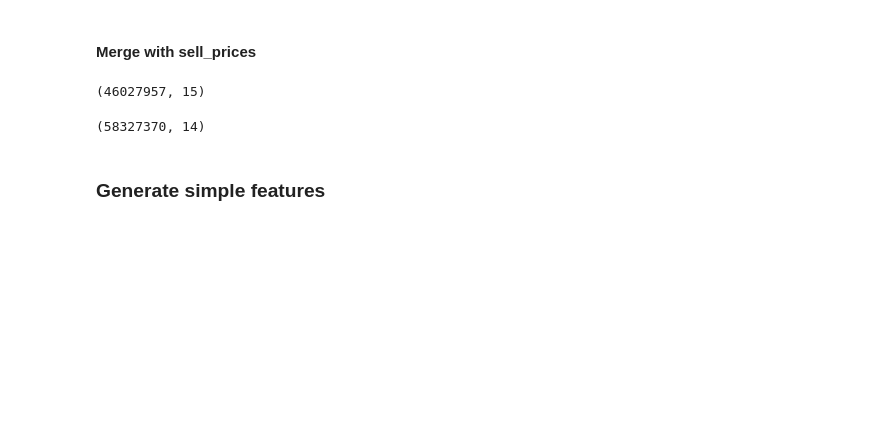
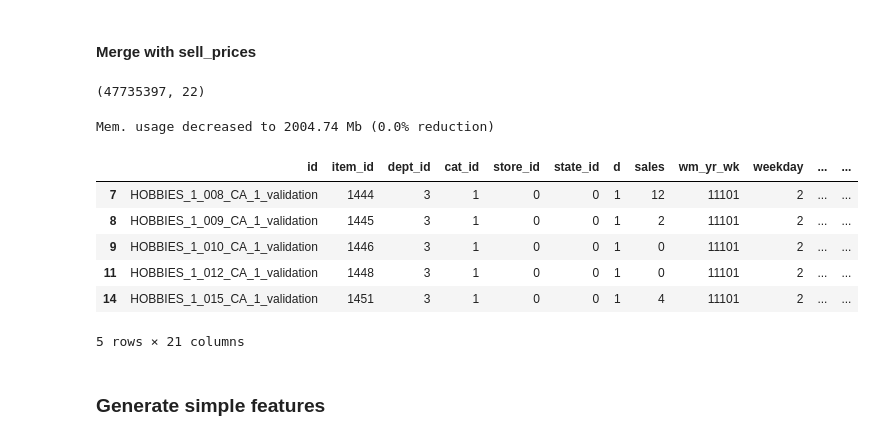
Before and after one commit to avneet14027/LSDA-CourseProject-29, a Jupyter notebook: Features.ipynb, the cells around one changed output. Saved outputs shown, nothing was run; the diff lists cells and outputs as text; code cells hidden in the pictures; blank space fills up the shorter version.

```diff
--- a/Features.ipynb
+++ b/Features.ipynb
@@ -120,15 +139,39 @@ Index(['id', 'item_id', 'dept_id', 'cat_id', 'store_id', 'state_id', 'd',
 # %% [markdown]
 #### Merge with sell_prices
 # %%
-train_data = train.merge(sell_prices_, on=["store_id","item_id","wm_yr_wk"])
+train = pd.merge(train, sell_prices_, on=["store_id","item_id","wm_yr_wk"], how = 'left')
-# %%
-train_data.shape
-# %% [output]
-(46027957, 15)
+# %%
+# Drop NA collumns
+train = train.dropna(subset = ['sell_price'])
+print(train.shape)
+# %% [output]
+(47735397, 22)
+# %%
+del(sell_prices_)
+gc.collect()
+# Reduce memory
+train = reduce_mem_usage(train)
+# %% [output]
+Mem. usage decreased to 2004.74 Mb (0.0% reduction)
+# %%
+# Remove categorical data
+train.d = train['d'].apply(lambda x: x.split('_')[1]).astype(np.int16)
+cols = train.dtypes.index.tolist()
+types = train.dtypes.values.tolist()
+for i,type in enumerate(types):
+    if type.name == 'category' and i != 0:
+        train[cols[i]] = train[cols[i]].cat.codes
+
+train.drop('date',axis=1,inplace=True)
 # %%
 train.head()
-train.shape
 # %% [output]
+|  | id | item_id | dept_id | cat_id | store_id | state_id | d | sales | wm_yr_wk | weekday | ... | ... |
+| 7 | HOBBIES_1_008_CA_1_validation | 1444 | 3 | 1 | 0 | 0 | 1 | 12 | 11101 | 2 | ... | ... |
+| 8 | HOBBIES_1_009_CA_1_validation | 1445 | 3 | 1 | 0 | 0 | 1 | 2 | 11101 | 2 | ... | ... |
+| 9 | HOBBIES_1_010_CA_1_validation | 1446 | 3 | 1 | 0 | 0 | 1 | 0 | 11101 | 2 | ... | ... |
+| 11 | HOBBIES_1_012_CA_1_validation | 1448 | 3 | 1 | 0 | 0 | 1 | 0 | 11101 | 2 | ... | ... |
+| 14 | HOBBIES_1_015_CA_1_validation | 1451 | 3 | 1 | 0 | 0 | 1 | 4 | 11101 | 2 | ... | ... |
-(58327370, 14)
+5 rows × 21 columns
 # %% [markdown]
 ### Generate simple features
```
Also changed, not shown: parts of 36 cells of this notebook.
